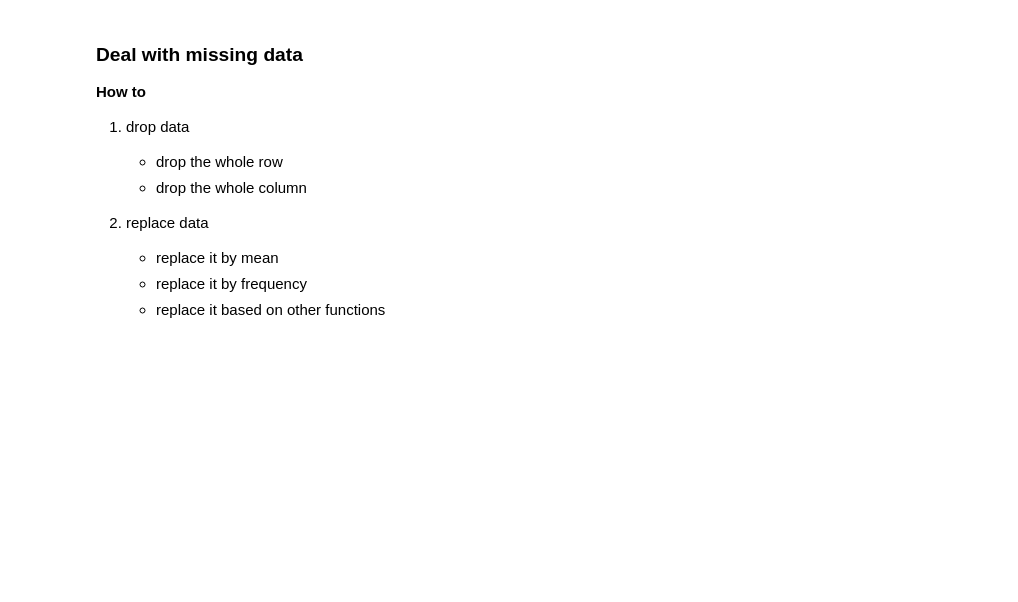
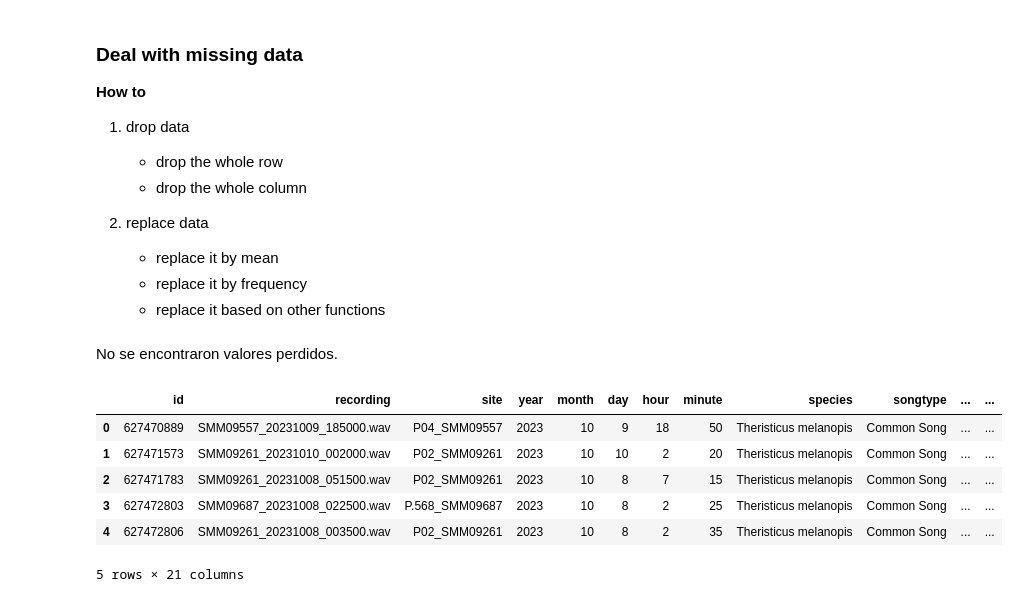
Before and after one commit to camilobehrens/Data_Science_ll, a Jupyter notebook: pre_entregas/5_actividad_practica.ipynb, the cells around one changed output. Saved outputs shown, nothing was run; the diff lists cells and outputs as text; code cells hidden in the pictures; blank space fills up the shorter version.

```diff
--- a/pre_entregas/5_actividad_practica.ipynb
+++ b/pre_entregas/5_actividad_practica.ipynb
@@ -100,3 +100,26 @@ Name: count, dtype: int64
     * replace it by mean
     * replace it by frequency
     * replace it based on other functions
+# %% [markdown]
+No se encontraron valores perdidos.
+# %%
+# limpieza de columnas, y creación de columna datetime
+
+file_path = r'C:\Users\camil\OneDrive - Universidad Austral de Chile\datascience1\proyectoDS_parte1\Data_Science_ll\entrega_1\riqueza.csv'
+
+df = pd.read_csv(file_path)
+#df.head()
+#df.info()
+# %%
+# crear columna datetime a partir de las columnas year, month, day, hour y minute
+
+df['datetime'] = pd.to_datetime(df[['year', 'month', 'day', 'hour', 'minute']])
+df.head()
+# %% [output]
+|  | id | recording | site | year | month | day | hour | minute | species | songtype | ... | ... |
+| 0 | 627470889 | SMM09557_20231009_185000.wav | P04_SMM09557 | 2023 | 10 | 9 | 18 | 50 | Theristicus melanopis | Common Song | ... | ... |
+| 1 | 627471573 | SMM09261_20231010_002000.wav | P02_SMM09261 | 2023 | 10 | 10 | 2 | 20 | Theristicus melanopis | Common Song | ... | ... |
+| 2 | 627471783 | SMM09261_20231008_051500.wav | P02_SMM09261 | 2023 | 10 | 8 | 7 | 15 | Theristicus melanopis | Common Song | ... | ... |
+| 3 | 627472803 | SMM09687_20231008_022500.wav | P.568_SMM09687 | 2023 | 10 | 8 | 2 | 25 | Theristicus melanopis | Common Song | ... | ... |
+| 4 | 627472806 | SMM09261_20231008_003500.wav | P02_SMM09261 | 2023 | 10 | 8 | 2 | 35 | Theristicus melanopis | Common Song | ... | ... |
+5 rows × 21 columns
```
Also changed, not shown: parts of 7 cells of this notebook, 2 other files.
